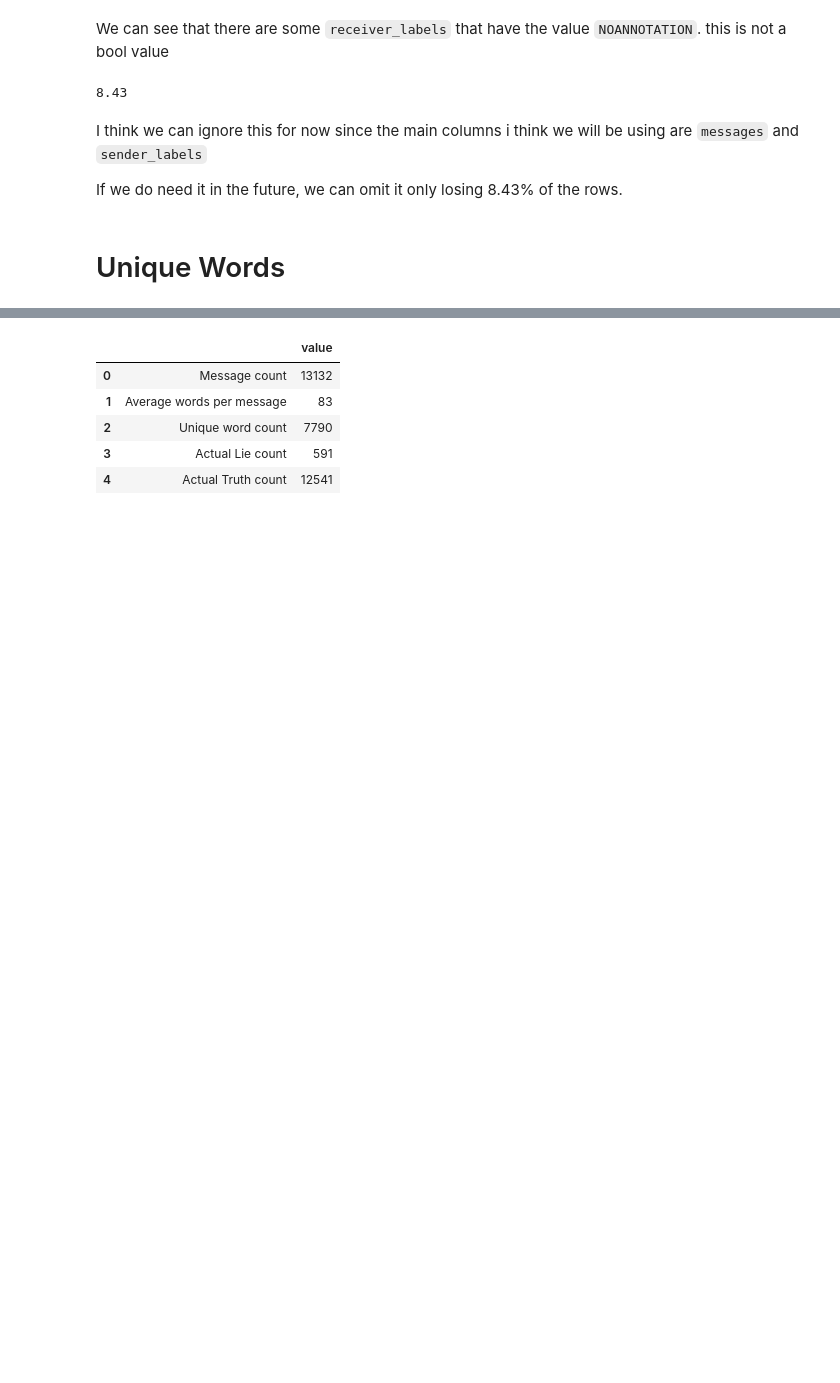
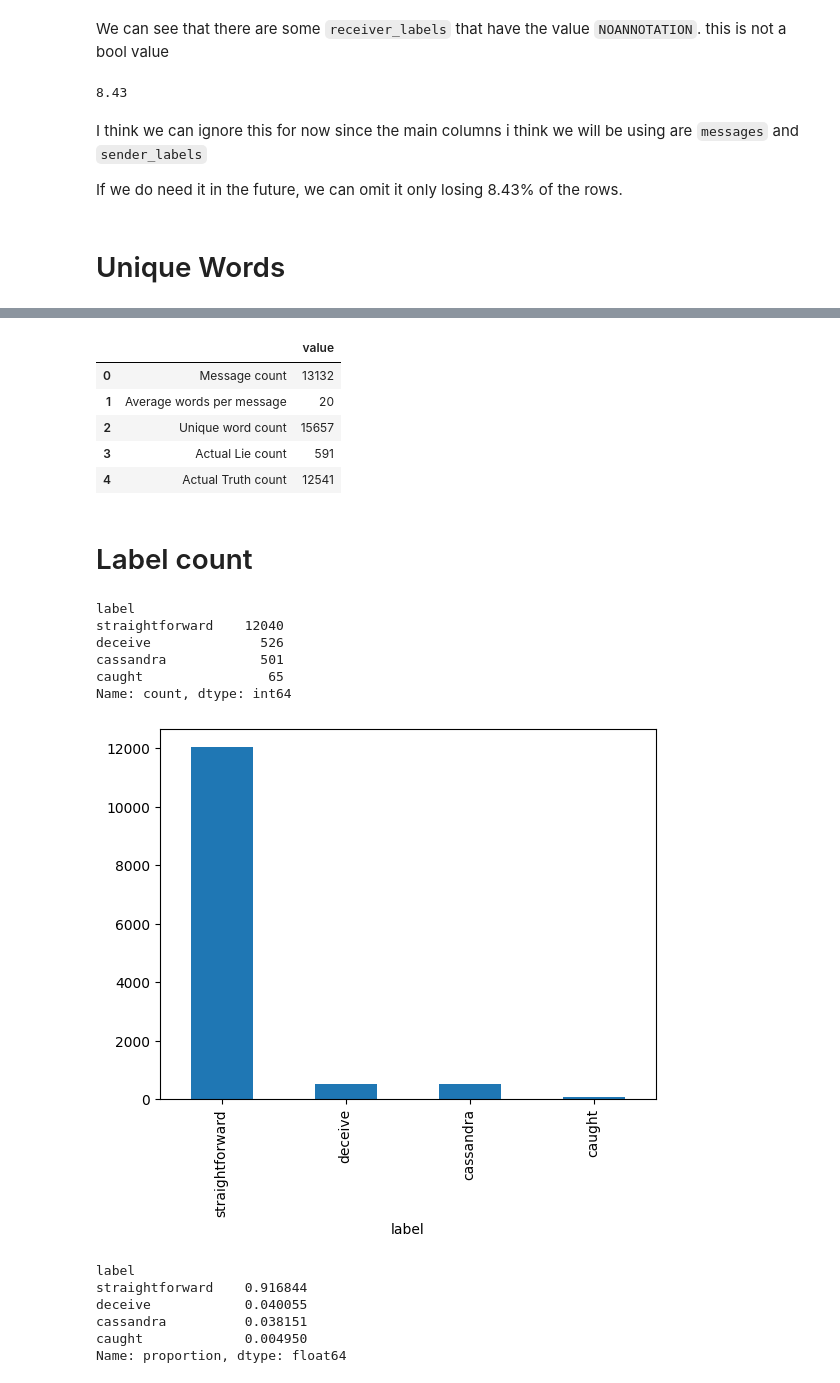
Before and after one commit to AdamKreitz/w266-final-project, a Jupyter notebook: lee2.ipynb, the cells around one changed output, grey strips where cells are left out. Cells and saved outputs as stored; diff of their text form; code cells hidden in the pictures; blank space fills up the shorter version.

```diff
--- a/lee2.ipynb
+++ b/lee2.ipynb
@@ -111,7 +245,7 @@ summary = {
     ],
     "value": [
         len(train_df.index),
-        math.floor(sum(train_df['messages'].str.findall("\w").map(len)) / len(train_df.index)),
+        math.floor(sum(map(len, sequence_list)) / len(sequence_list)),
         len(unique_words),
         (~train_df['sender_labels']).sum(),
         (train_df['sender_labels']).sum()
@@ -121,7 +255,32 @@ pd.DataFrame(summary)
 # %% [output]
 |  |  | value |
 | 0 | Message count | 13132 |
-| 1 | Average words per message | 83 |
-| 2 | Unique word count | 7790 |
+| 1 | Average words per message | 20 |
+| 2 | Unique word count | 15657 |
 | 3 | Actual Lie count | 591 |
 | 4 | Actual Truth count | 12541 |
+# %% [markdown]
+# Label count
+# %%
+train_df['label'].value_counts()
+# %% [output]
+label
+straightforward    12040
+deceive              526
+cassandra            501
+caught                65
+Name: count, dtype: int64
+# %%
+train_df['label'].value_counts().plot.bar()
+plt.show()
+# %% [output]
+[figure, added]
+# %%
+train_df['label'].value_counts(normalize=True)
+# %% [output]
+label
+straightforward    0.916844
+deceive            0.040055
+cassandra          0.038151
+caught             0.004950
+Name: proportion, dtype: float64
```
Also changed, not shown: parts of 34 cells of this notebook.
